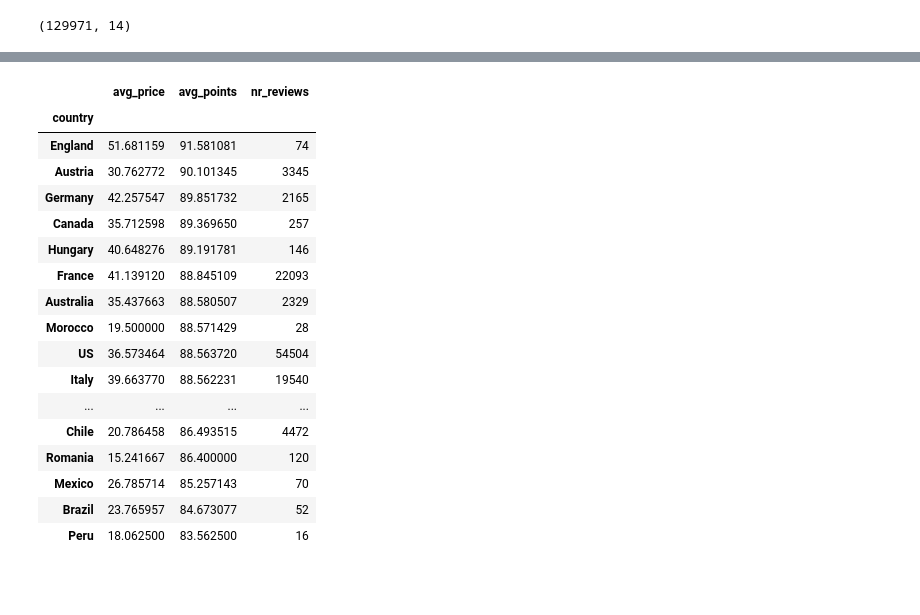
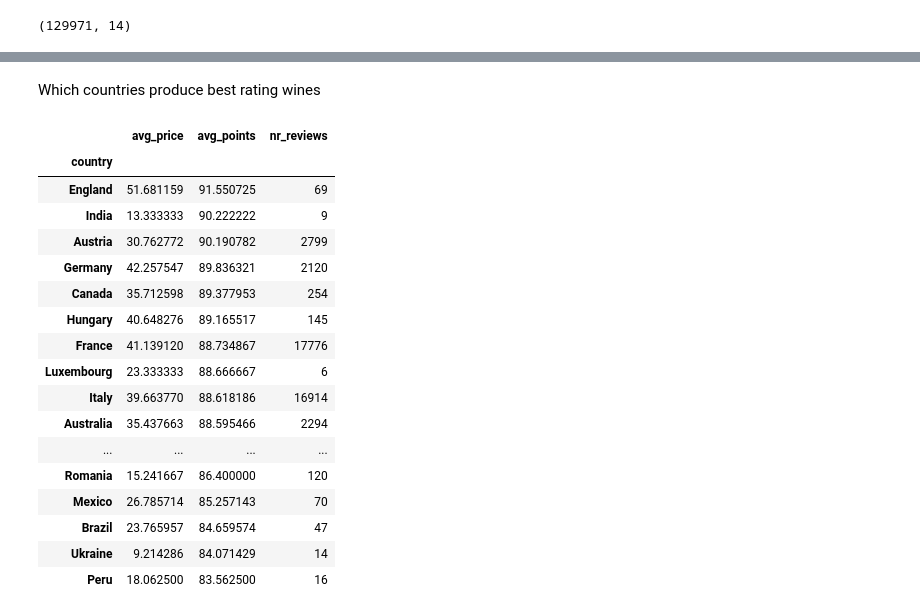
Before and after one commit to git-bandit/Data-analysis-is-expensive-wine-better-, a Jupyter notebook: notebook.ipynb, the cells around one changed output, grey strips where cells are left out. Saved outputs shown, nothing was run; the diff lists cells and outputs as text; code cells hidden in the pictures; blank space fills up the shorter version.

```diff
--- a/notebook.ipynb
+++ b/notebook.ipynb
@@ -115,28 +163,30 @@ f_clean = f.dropna(subset=["price", "points"]).copy()
+# %% [markdown]
+Which countries produce best rating wines
 # %%
 country_stats = (
-    f.groupby("country")
+    f_clean.groupby("country")
     .agg(avg_price=("price", "mean"), avg_points=("points", "mean"), nr_reviews=("country", "size"))
 )
 
-reliable = country_stats[country_stats.nr_reviews > 15]
+reliable = country_stats[country_stats.nr_reviews > 5].copy()
 
 reliable.sort_values("avg_points", ascending=False)
 # %% [output]
 |  | avg_price | avg_points | nr_reviews |
 | country |  |  |  |
-| England | 51.681159 | 91.581081 | 74 |
-| Austria | 30.762772 | 90.101345 | 3345 |
-| Germany | 42.257547 | 89.851732 | 2165 |
-| Canada | 35.712598 | 89.369650 | 257 |
-| Hungary | 40.648276 | 89.191781 | 146 |
-| France | 41.139120 | 88.845109 | 22093 |
-| Australia | 35.437663 | 88.580507 | 2329 |
-| Morocco | 19.500000 | 88.571429 | 28 |
-| US | 36.573464 | 88.563720 | 54504 |
-| Italy | 39.663770 | 88.562231 | 19540 |
+| England | 51.681159 | 91.550725 | 69 |
+| India | 13.333333 | 90.222222 | 9 |
+| Austria | 30.762772 | 90.190782 | 2799 |
+| Germany | 42.257547 | 89.836321 | 2120 |
+| Canada | 35.712598 | 89.377953 | 254 |
+| Hungary | 40.648276 | 89.165517 | 145 |
+| France | 41.139120 | 88.734867 | 17776 |
+| Luxembourg | 23.333333 | 88.666667 | 6 |
+| Italy | 39.663770 | 88.618186 | 16914 |
+| Australia | 35.437663 | 88.595466 | 2294 |
 | ... | ... | ... | ... |
-| Chile | 20.786458 | 86.493515 | 4472 |
 | Romania | 15.241667 | 86.400000 | 120 |
 | Mexico | 26.785714 | 85.257143 | 70 |
-| Brazil | 23.765957 | 84.673077 | 52 |
+| Brazil | 23.765957 | 84.659574 | 47 |
+| Ukraine | 9.214286 | 84.071429 | 14 |
 | Peru | 18.062500 | 83.562500 | 16 |
```
Also changed, not shown: parts of 11 cells of this notebook.
